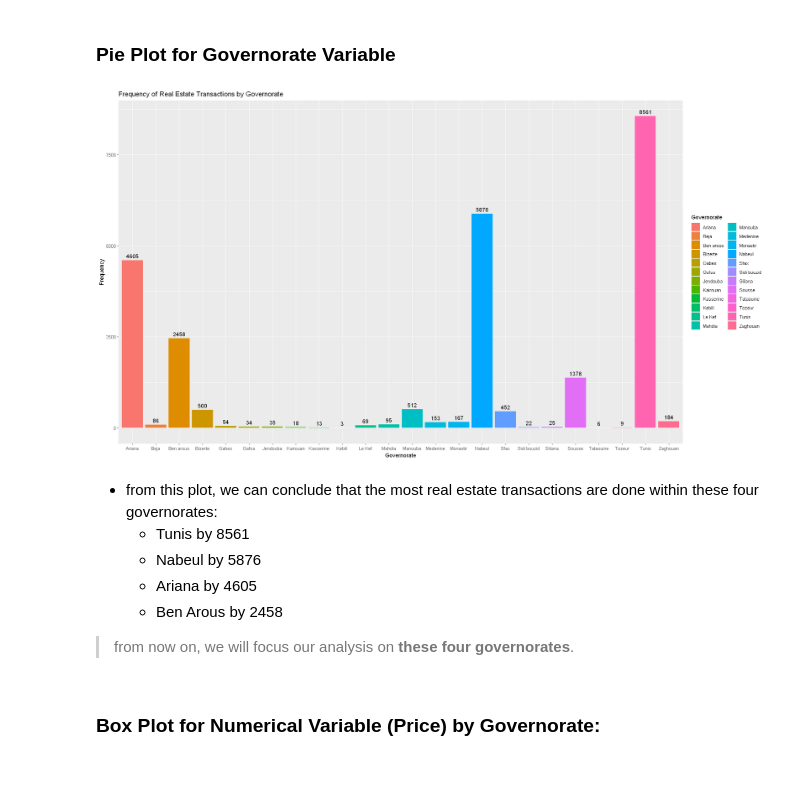
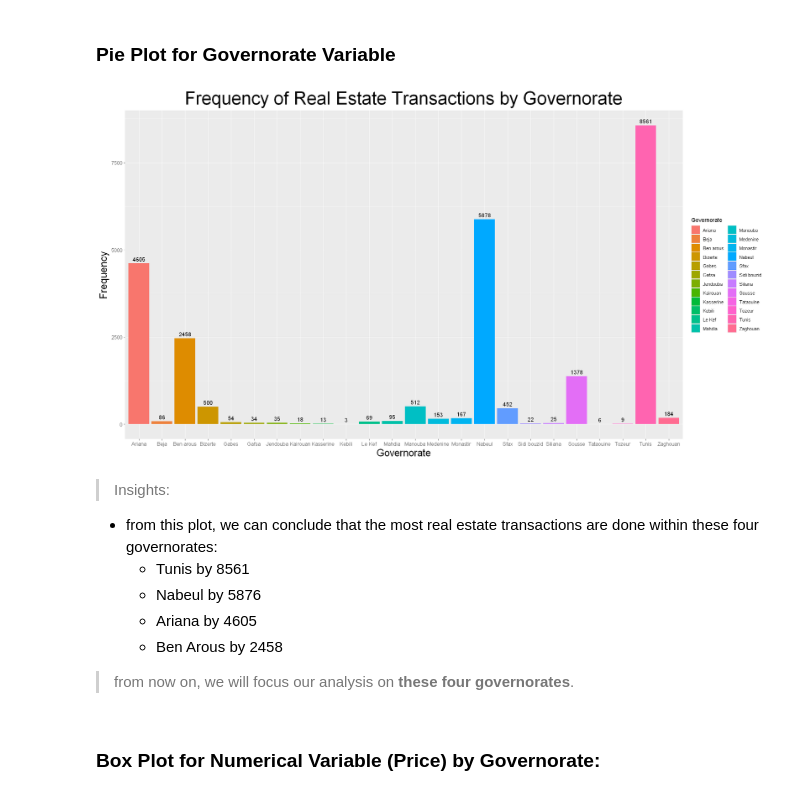
Before and after one commit to AzyzHm/Tunisia-Real-Estate-Analysis, a Jupyter notebook: Tunisia_real_estate_Analysis.ipynb, the cells around one changed output. Cells and saved outputs as stored; diff of their text form; code cells hidden in the pictures.

```diff
--- a/Tunisia_real_estate_Analysis.ipynb
+++ b/Tunisia_real_estate_Analysis.ipynb
@@ -144,23 +141,27 @@ print(table_type_of_real_estate)
 # %%
 # Set the default size of plots
 options(repr.plot.width=18, repr.plot.height=10)
 
 # Bar plot for Governorate
 plot_governorate <- ggplot(data, aes(x = Governorate, y = after_stat(count), fill = Governorate)) +
   geom_bar(stat = "count", width = 0.9) +
   geom_text(stat = 'count', aes(label = ..count..), vjust = -0.5) +
   theme(axis.text.x = element_text(hjust = 0.5)) +
   ggtitle("Frequency of Real Estate Transactions by Governorate") +
   xlab("Governorate") +
-  ylab("Frequency")
+  ylab("Frequency")+
+  theme(axis.text = element_text(size = 10),
+        axis.title = element_text(size = 20),
+        plot.title = element_text(size = 35,hjust = 0.5))
 
 plot_governorate
 
 # Save the pie chart for Governorate as an image
 ggsave("plots/Frequency of Real Estate Transactions by Governorate.png", plot_governorate, width = 18, height = 10)
 # %% [output]
-[figure, old version]
+[figure, new version]
 # %% [markdown]
+> Insights:
 - from this plot, we can conclude that the most real estate transactions are done within these four governorates:
     - Tunis by 8561
     - Nabeul by 5876
```
Also changed, not shown: parts of 13 cells of this notebook, 4 other files.
